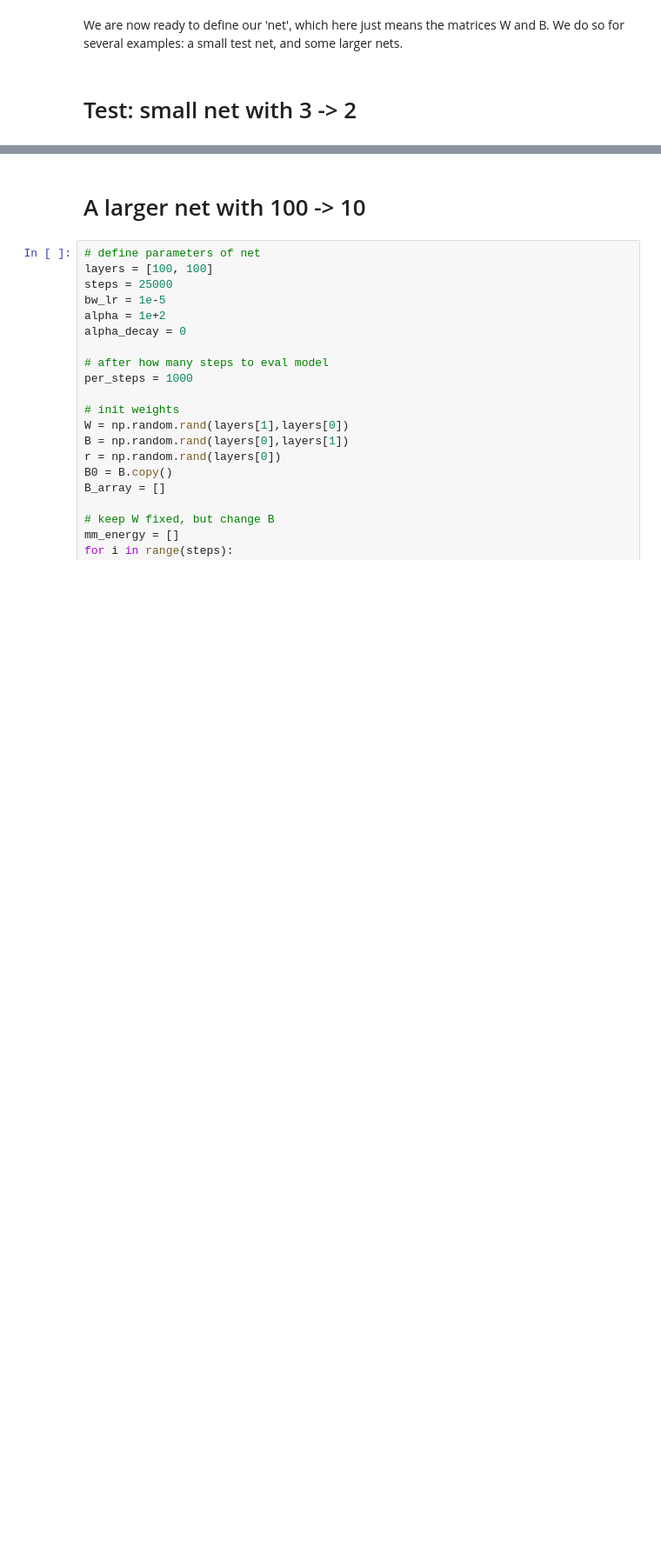
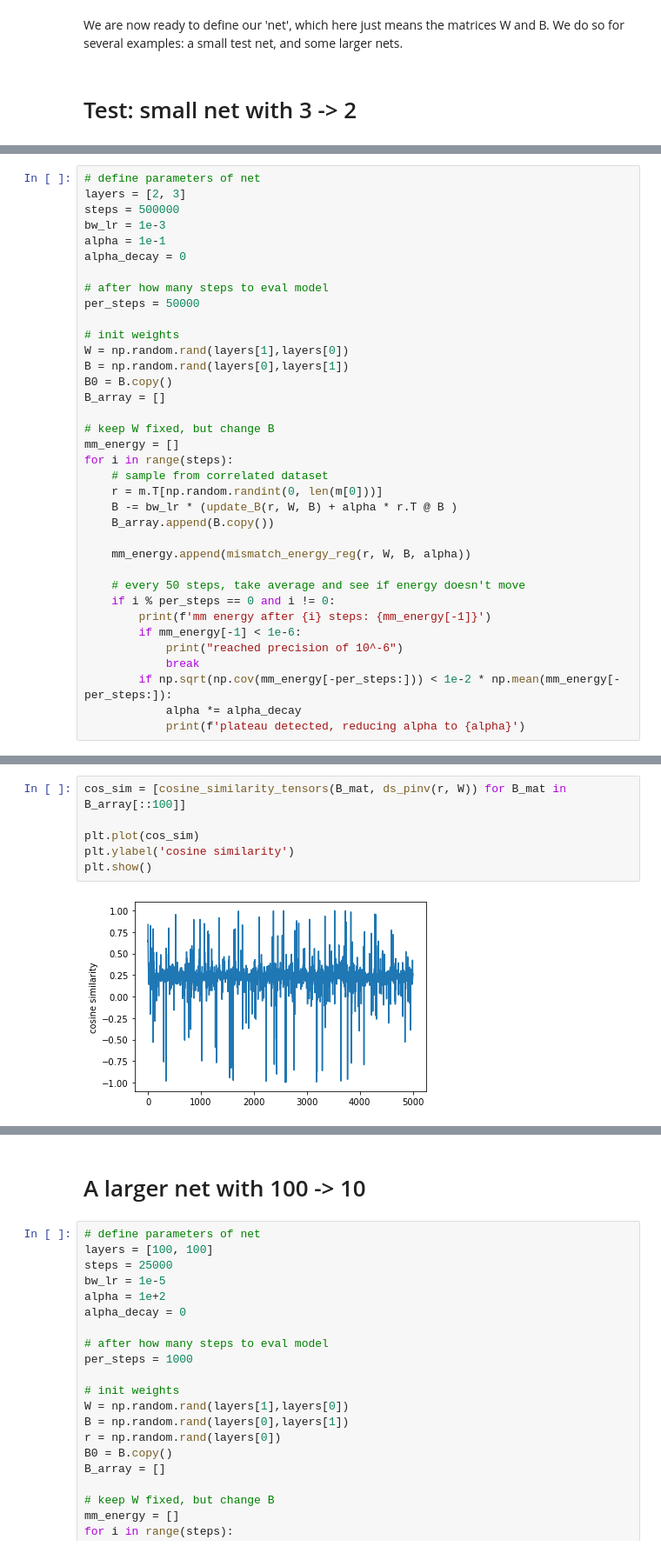
Before and after one commit to kma-code/Phaseless-Alignment-Learning, a Jupyter notebook: B circuit.ipynb, the cells around one changed output, grey strips where cells are left out. Shown at 87% size. Saved outputs shown, nothing was run; the diff lists cells and outputs as text; blank space fills up the shorter version.

```diff
--- a/B circuit.ipynb
+++ b/B circuit.ipynb
@@ -132,0 +190,36 @@ plt.show()
+# %%
+# define parameters of net
+layers = [2, 3]
+steps = 500000
+bw_lr = 1e-3
+alpha = 1e-1
+alpha_decay = 0
+
+# after how many steps to eval model
+per_steps = 50000
+
+# init weights
+W = np.random.rand(layers[1],layers[0])
+B = np.random.rand(layers[0],layers[1])
+B0 = B.copy()
+B_array = []
+
+# keep W fixed, but change B
+mm_energy = []
+for i in range(steps):
+    # sample from correlated dataset
+    r = m.T[np.random.randint(0, len(m[0]))]
+    B -= bw_lr * (update_B(r, W, B) + alpha * r.T @ B )
+    B_array.append(B.copy())
+
+    mm_energy.append(mismatch_energy_reg(r, W, B, alpha))
+
+    # every 50 steps, take average and see if energy doesn't move
+    if i % per_steps == 0 and i != 0:
+        print(f'mm energy after {i} steps: {mm_energy[-1]}')
+        if mm_energy[-1] < 1e-6:
+            print("reached precision of 10^-6")
+            break
+        if np.sqrt(np.cov(mm_energy[-per_steps:])) < 1e-2 * np.mean(mm_energy[-per_steps:]):
+            alpha *= alpha_decay
+            print(f'plateau detected, reducing alpha to {alpha}')
@@ -132,0 +236,8 @@ plt.show()
+# %%
+cos_sim = [cosine_similarity_tensors(B_mat, ds_pinv(r, W)) for B_mat in B_array[::100]]
+
+plt.plot(cos_sim)
+plt.ylabel('cosine similarity')
+plt.show()
+# %% [output]
+[figure, added]
```
Also changed, not shown: parts of 23 cells of this notebook, 3 other files.
